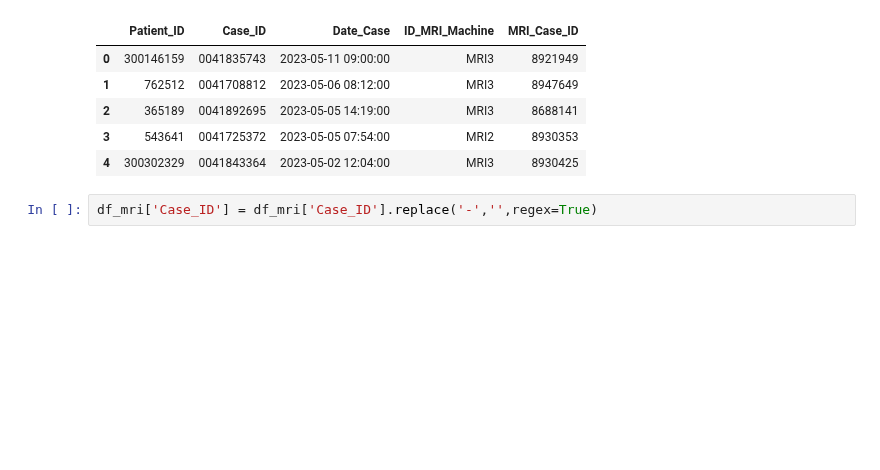
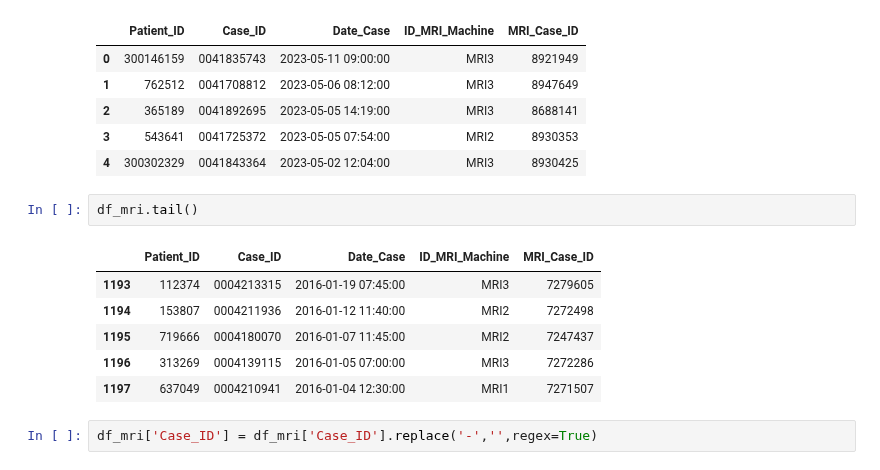
Before and after one commit to tmandelz/classification-prolactinoma, a Jupyter notebook: eda/clean_preprocessing.ipynb, the cells around one changed output. Drawn from its saved outputs; the diff is of its cells as text; blank space fills up the shorter version.

```diff
--- a/eda/clean_preprocessing.ipynb
+++ b/eda/clean_preprocessing.ipynb
@@ -231,6 +231,15 @@ df_mri.head()
 | 2 | 365189 | 0041892695 | 2023-05-05 14:19:00 | MRI3 | 8688141 |
 | 3 | 543641 | 0041725372 | 2023-05-05 07:54:00 | MRI2 | 8930353 |
 | 4 | 300302329 | 0041843364 | 2023-05-02 12:04:00 | MRI3 | 8930425 |
+# %%
+df_mri.tail()
+# %% [output]
+|  | Patient_ID | Case_ID | Date_Case | ID_MRI_Machine | MRI_Case_ID |
+| 1193 | 112374 | 0004213315 | 2016-01-19 07:45:00 | MRI3 | 7279605 |
+| 1194 | 153807 | 0004211936 | 2016-01-12 11:40:00 | MRI2 | 7272498 |
+| 1195 | 719666 | 0004180070 | 2016-01-07 11:45:00 | MRI2 | 7247437 |
+| 1196 | 313269 | 0004139115 | 2016-01-05 07:00:00 | MRI3 | 7272286 |
+| 1197 | 637049 | 0004210941 | 2016-01-04 12:30:00 | MRI1 | 7271507 |
 # %%
 df_mri['Case_ID'] = df_mri['Case_ID'].replace('-','',regex=True)
 # %%
```
Also changed, not shown: parts of 9 cells of this notebook.
